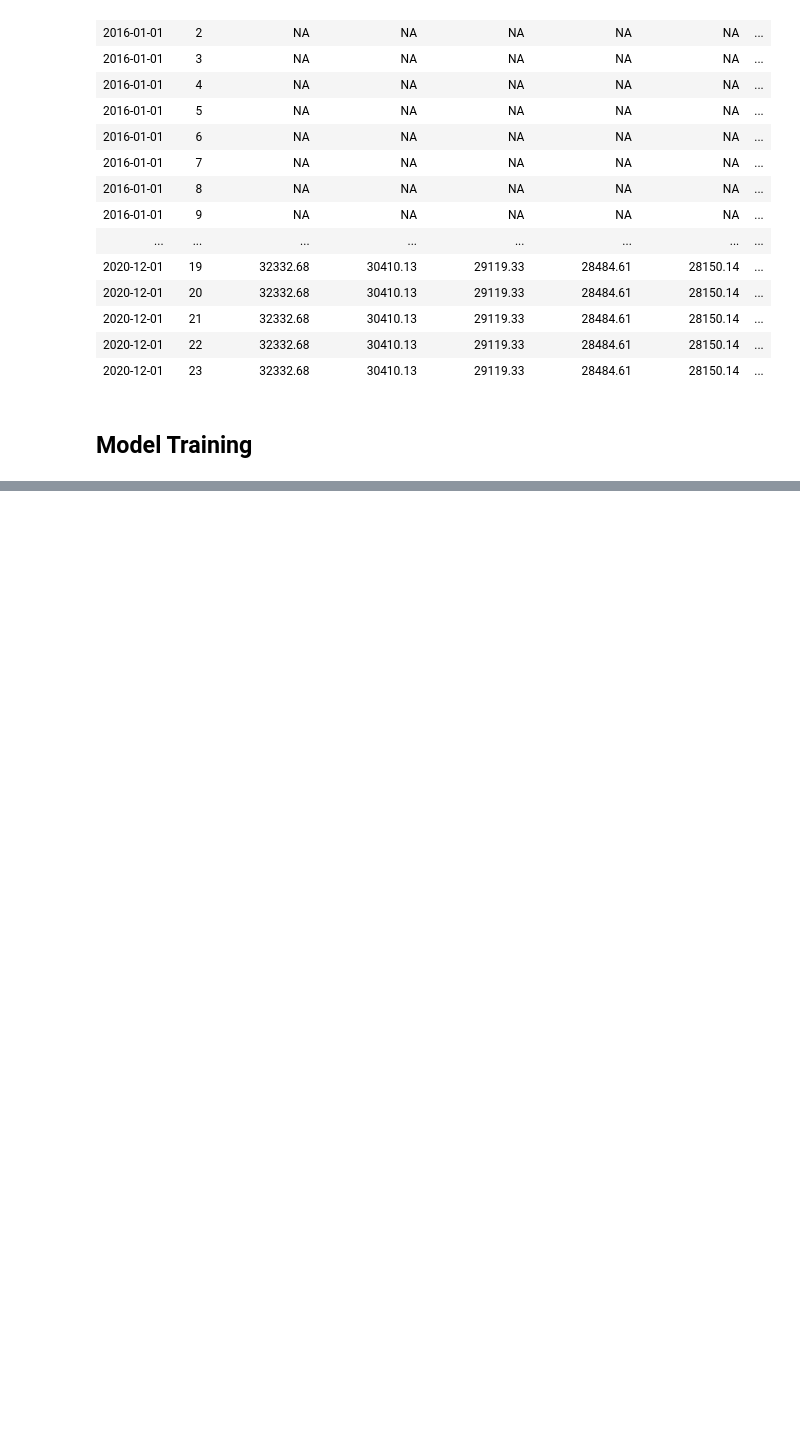
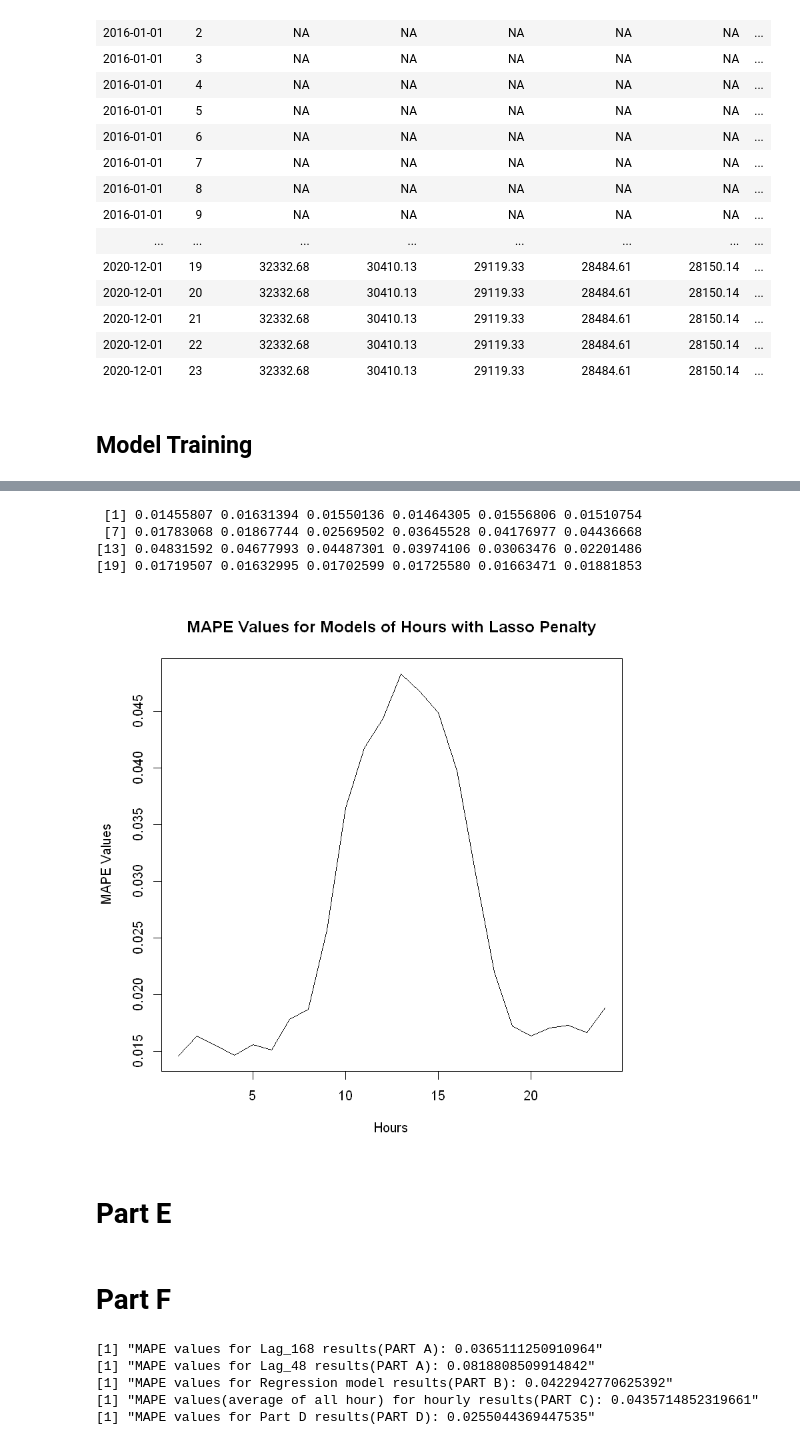
Before and after one commit to BU-IE-582/fall20-mbahadir, a Jupyter notebook: Homework3/Homework3.ipynb, the cells around one changed output, grey strips where cells are left out. Drawn from its saved outputs; the diff is of its cells as text; code cells hidden in the pictures; blank space fills up the shorter version.

```diff
--- a/Homework3/Homework3.ipynb
+++ b/Homework3/Homework3.ipynb
@@ -956,2 +1021,4 @@ for (i in 1:length(test_split)) {
+# %%
+mape_result_d=rep(0,24)
 # %%
 set.seed(44)
@@ -1005,0 +1175,35 @@ MAPE(test_d0$consumption, predictions_train)
+# %%
+mape_result_d[1] <- MAPE(test_d0$consumption, predicts_hour0)
+mape_result_d[2] <- MAPE(test_d1$consumption, predicts_hour1)
+mape_result_d[3] <- MAPE(test_d2$consumption, predicts_hour2)
+mape_result_d[4] <- MAPE(test_d3$consumption, predicts_hour3)
+mape_result_d[5] <- MAPE(test_d4$consumption, predicts_hour4)
+mape_result_d[6] <- MAPE(test_d5$consumption, predicts_hour5)
+mape_result_d[7] <- MAPE(test_d6$consumption, predicts_hour6)
+mape_result_d[8] <- MAPE(test_d7$consumption, predicts_hour7)
+mape_result_d[9] <- MAPE(test_d8$consumption, predicts_hour8)
+mape_result_d[10] <- MAPE(test_d9$consumption, predicts_hour9)
+mape_result_d[11] <- MAPE(test_d10$consumption, predicts_hour10)
+mape_result_d[12] <- MAPE(test_d11$consumption, predicts_hour11)
+mape_result_d[13] <- MAPE(test_d12$consumption, predicts_hour12)
+mape_result_d[14] <- MAPE(test_d13$consumption, predicts_hour13)
+mape_result_d[15] <- MAPE(test_d14$consumption, predicts_hour14)
+mape_result_d[16] <- MAPE(test_d15$consumption, predicts_hour15)
+mape_result_d[17] <- MAPE(test_d16$consumption, predicts_hour16)
+mape_result_d[18] <- MAPE(test_d17$consumption, predicts_hour17)
+mape_result_d[19] <- MAPE(test_d18$consumption, predicts_hour18)
+mape_result_d[20] <- MAPE(test_d19$consumption, predicts_hour19)
+mape_result_d[21] <- MAPE(test_d20$consumption, predicts_hour20)
+mape_result_d[22] <- MAPE(test_d21$consumption, predicts_hour21)
+mape_result_d[23] <- MAPE(test_d22$consumption, predicts_hour22)
+mape_result_d[24] <- MAPE(test_d23$consumption, predicts_hour23)
+mape_result_d
+# %% [output]
+ [1] 0.01455807 0.01631394 0.01550136 0.01464305 0.01556806 0.01510754
+ [7] 0.01783068 0.01867744 0.02569502 0.03645528 0.04176977 0.04436668
+[13] 0.04831592 0.04677993 0.04487301 0.03974106 0.03063476 0.02201486
+[19] 0.01719507 0.01632995 0.01702599 0.01725580 0.01663471 0.01881853
+# %%
+plot(mape_result_d,type="l",ylab="MAPE Values",xlab="Hours",main="MAPE Values for Models of Hours with Lasso Penalty")
+# %% [output]
+[figure, added]
@@ -1005,0 +1240,4 @@ MAPE(test_d0$consumption, predictions_train)
+# %% [markdown]
+# Part E
+# %% [markdown]
+# Part F
@@ -1005,0 +1246,16 @@ MAPE(test_d0$consumption, predictions_train)
+# %%
+MAPE_hourly=(MAPE_0+MAPE_1+MAPE_2+MAPE_3+MAPE_4+MAPE_5+MAPE_6+MAPE_7+MAPE_8+MAPE_9+
+            MAPE_10+MAPE_11+MAPE_12+MAPE_13+MAPE_14+MAPE_15+MAPE_16+MAPE_17+MAPE_18+MAPE_19+
+            MAPE_20+MAPE_21+MAPE_22+MAPE_23)/24
+
+print(paste("MAPE values for Lag_168 results(PART A):",MAPE_168))
+print(paste("MAPE values for Lag_48 results(PART A):",MAPE_48))
+print(paste("MAPE values for Regression model results(PART B):",MAPE_reg))
+print(paste("MAPE values(average of all hour) for hourly results(PART C):",MAPE_hourly))
+print(paste("MAPE values for Part D results(PART D):",mean(mape_result_d)))
+# %% [output]
+[1] "MAPE values for Lag_168 results(PART A): 0.0365111250910964"
+[1] "MAPE values for Lag_48 results(PART A): 0.0818808509914842"
+[1] "MAPE values for Regression model results(PART B): 0.0422942770625392"
+[1] "MAPE values(average of all hour) for hourly results(PART C): 0.0435714852319661"
+[1] "MAPE values for Part D results(PART D): 0.0255044369447535"
```
Also changed, not shown: parts of 79 cells of this notebook.
